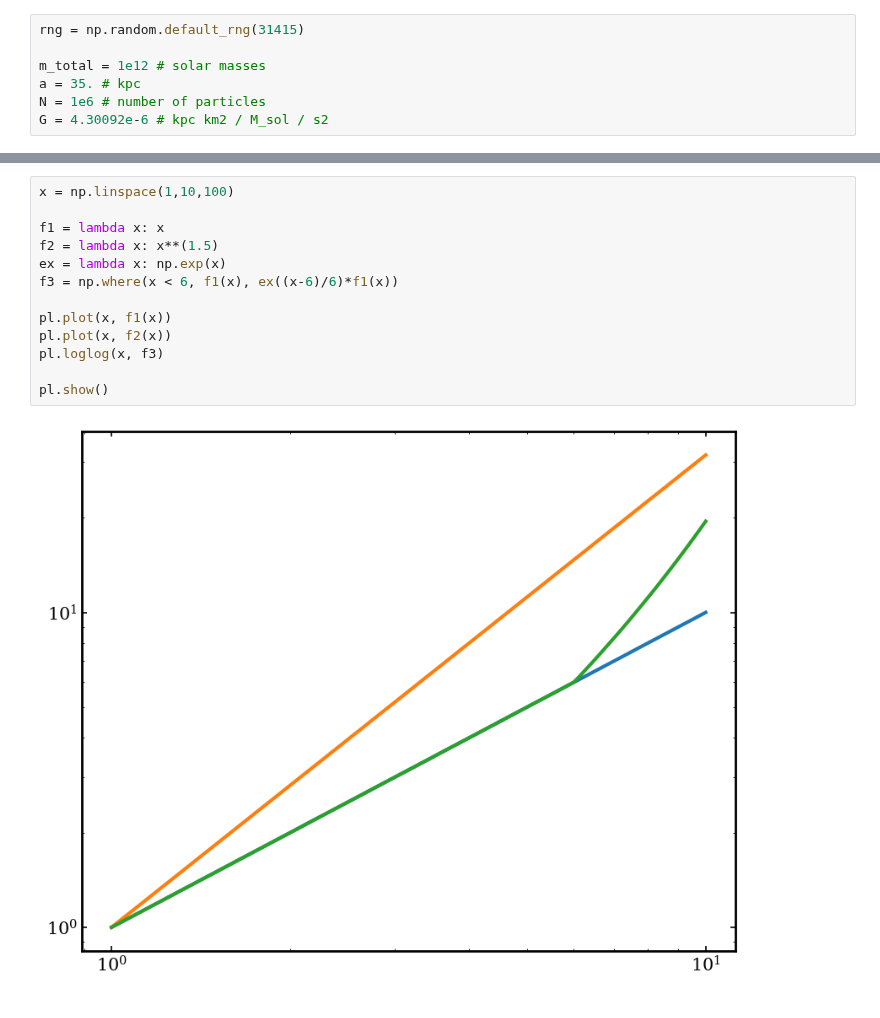
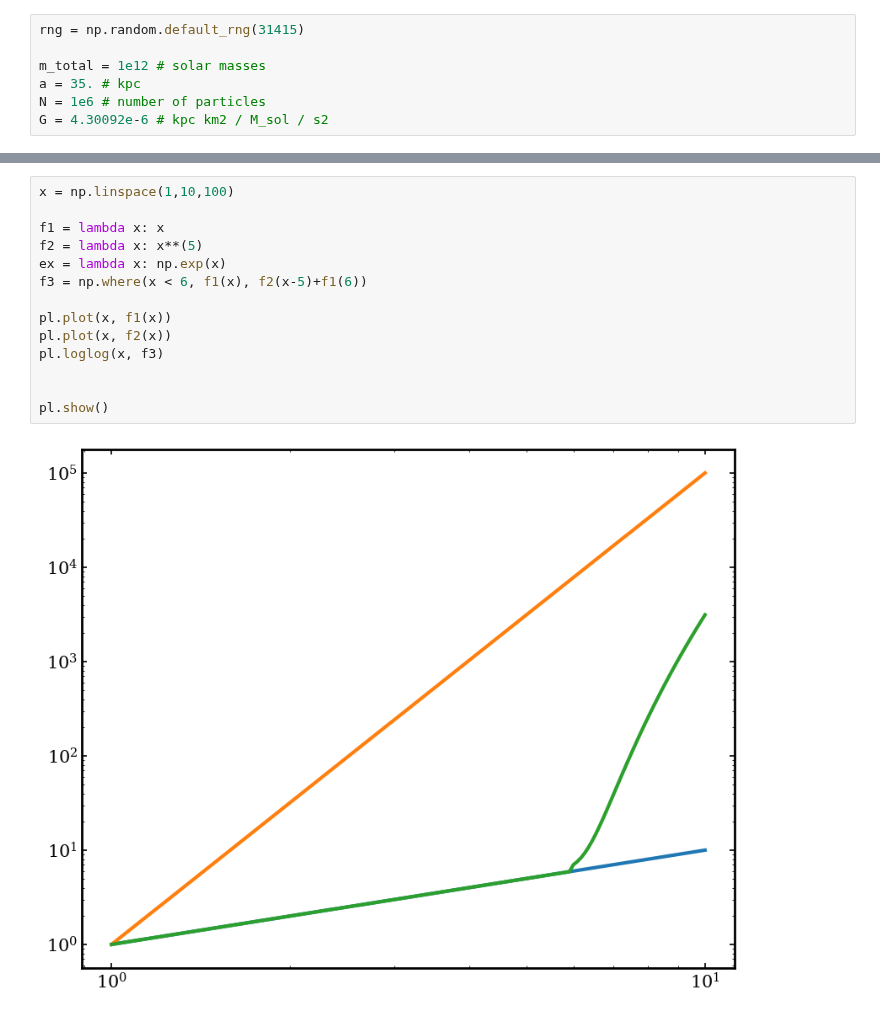
Before and after one commit to ochase10/compute-class, a Jupyter notebook: hw1/hw1.ipynb, the cells around one changed output, grey strips where cells are left out. Saved outputs shown, nothing was run; the diff lists cells and outputs as text.

```diff
--- a/hw1/hw1.ipynb
+++ b/hw1/hw1.ipynb
@@ -458,15 +462,16 @@ pl.show()
 # %%
 x = np.linspace(1,10,100)
 
 f1 = lambda x: x
-f2 = lambda x: x**(1.5)
+f2 = lambda x: x**(5)
 ex = lambda x: np.exp(x)
-f3 = np.where(x < 6, f1(x), ex((x-6)/6)*f1(x))
+f3 = np.where(x < 6, f1(x), f2(x-5)+f1(6))
 
 pl.plot(x, f1(x))
 pl.plot(x, f2(x))
 pl.loglog(x, f3)
 
+
 pl.show()
 # %% [output]
-[figure, old version]
+[figure, new version]
```
Also changed, not shown: parts of 12 cells of this notebook.
